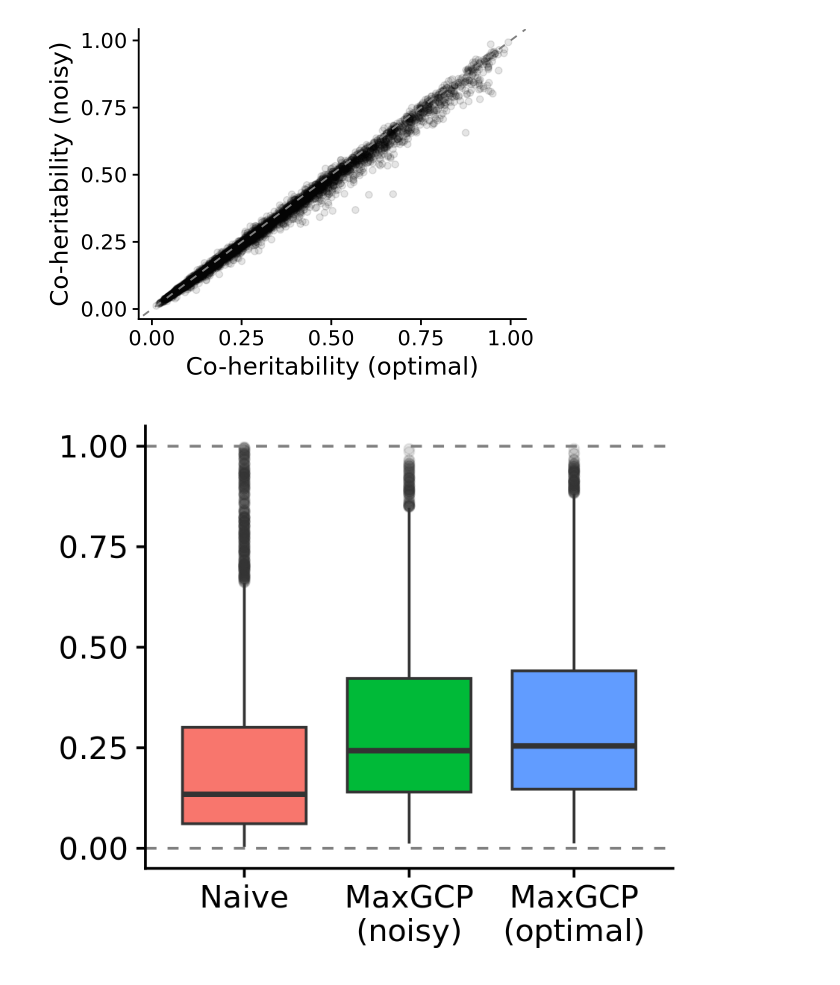
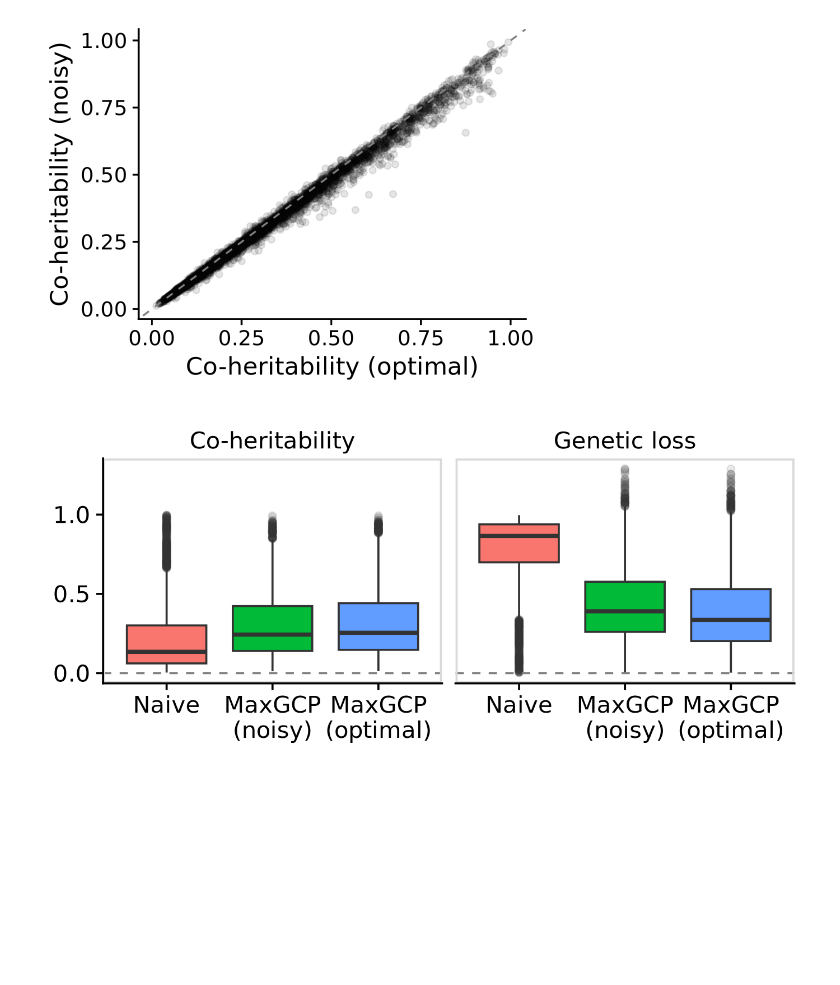
Before and after one commit to tatonetti-lab/maxgcp-analysis, a Jupyter notebook: 1.simulation/2.maxgcp-coheritability.ipynb, the cells around one changed output. Drawn from its saved outputs; the diff is of its cells as text; code cells hidden in the pictures; blank space fills up the shorter version.

```diff
--- a/1.simulation/2.maxgcp-coheritability.ipynb
+++ b/1.simulation/2.maxgcp-coheritability.ipynb
@@ -71,5 +77,7 @@ A tibble: 2 × 4
 # %% [markdown]
 # Plot
+# %%
+maxgcp_comparison_df <- read_parquet("plot_data/maxgcp-fit-coheritability.parquet")
 # %%
 options(repr.plot.width = 4, repr.plot.height = 3, repr.plot.res = 250)
 
@@ -85,23 +94,48 @@ optimal_vs_noisy_plot <- maxgcp_comparison_df %>%
 optimal_vs_noisy_plot
 # %% [output]
 [figure]
-# %%
-options(repr.plot.width = 3.5, repr.plot.height = 3, repr.plot.res = 250)
-
-fit_quality_plot <- maxgcp_comparison_df %>%
-    ggplot(aes(x = metric, y = value, fill = metric)) +
-    geom_boxplot(outlier.alpha = 0.1) +
-    geom_hline(yintercept = c(0, 1), linetype = "dashed", color = "grey50") +
-    theme_cowplot() +
-    theme(
-        axis.title = element_blank(),
-        legend.position = "none"
-    ) +
-    scale_x_discrete(labels = scales::wrap_format(10))
-
-save_plot("img/maxgcp-coheritability-comparison.png", fit_quality_plot, base_width = 3.5, base_height = 3,
-          dpi = 400, bg = "white")
-
-fit_quality_plot
-# %% [output]
-[figure, removed]
+# %%
+plot_df <- bind_rows(
+        maxgcp_comparison_df %>%
+            filter(method == "Naive", metric == "Heritability") %>%
+            mutate(metric = "Co-heritability"),
+        maxgcp_comparison_df %>%
+            filter(metric == "Co-heritability"),
+        maxgcp_comparison_df %>%
+            filter(method == "Naive", metric == "Heritability") %>%
+            mutate(
+                value = abs(1 - value),
+                metric = "Genetic loss",
+            ),
+        maxgcp_comparison_df %>%
+            filter(method != "Naive") %>%
+            pivot_wider(names_from = metric) %>%
+            mutate(
+                value = abs(1 - Heritability) + abs(1 - `Genetic correlation`),
+                metric = "Genetic loss",
+            ) %>%
+            select(name, value, method, metric, simulation)
+    )
+# %%
+options(repr.plot.width = 5.5, repr.plot.height = 2.5, repr.plot.res = 250)
+
+dual_plot <- plot_df %>%
+    ggplot(aes(x = method, y = value, fill = method)) +
+    geom_boxplot(outlier.alpha = 0.1) +
+    geom_hline(yintercept = c(0), linetype = "dashed", color = "grey50") +
+    facet_wrap(vars(metric)) +
+    theme_cowplot() +
+    theme(
+        axis.title = element_blank(),
+        legend.position = "none",
+        strip.background = element_blank(),
+    ) +
+    scale_x_discrete(labels = scales::wrap_format(10)) +
+    panel_border()
+
+save_plot("img/maxgcp-coheritability-comparison.png", dual_plot, base_width = 5.5, base_height = 3,
+          dpi = 400, bg = "white")
+
+dual_plot
+# %% [output]
+[figure, added]
```
Also changed, not shown: parts of 3 cells of this notebook, 1 other file.
